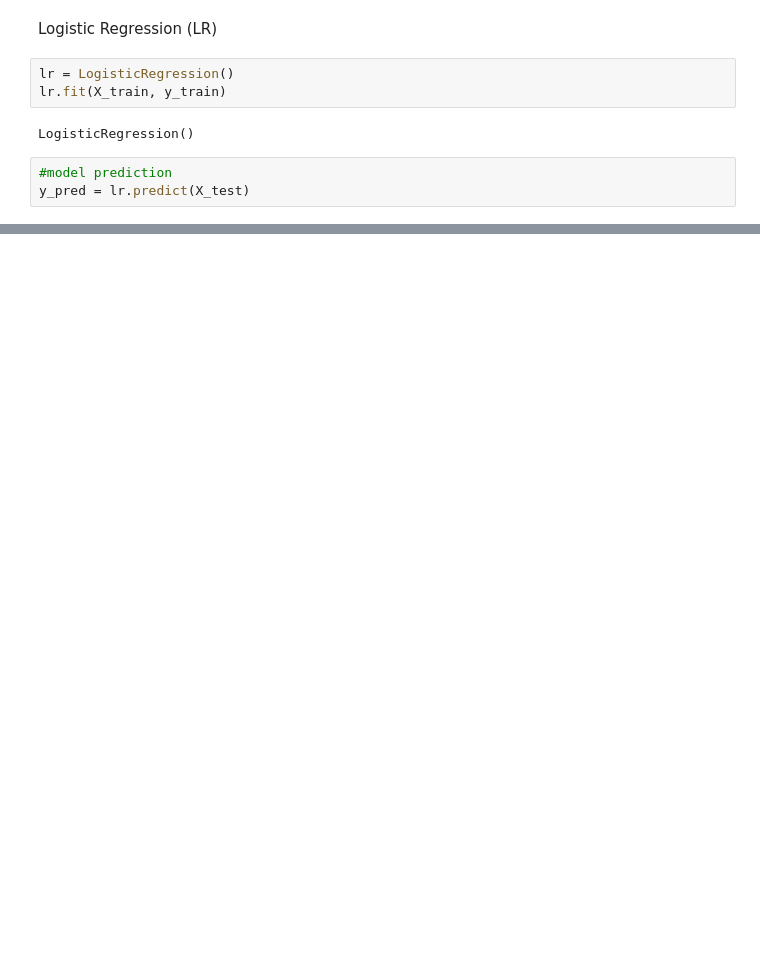
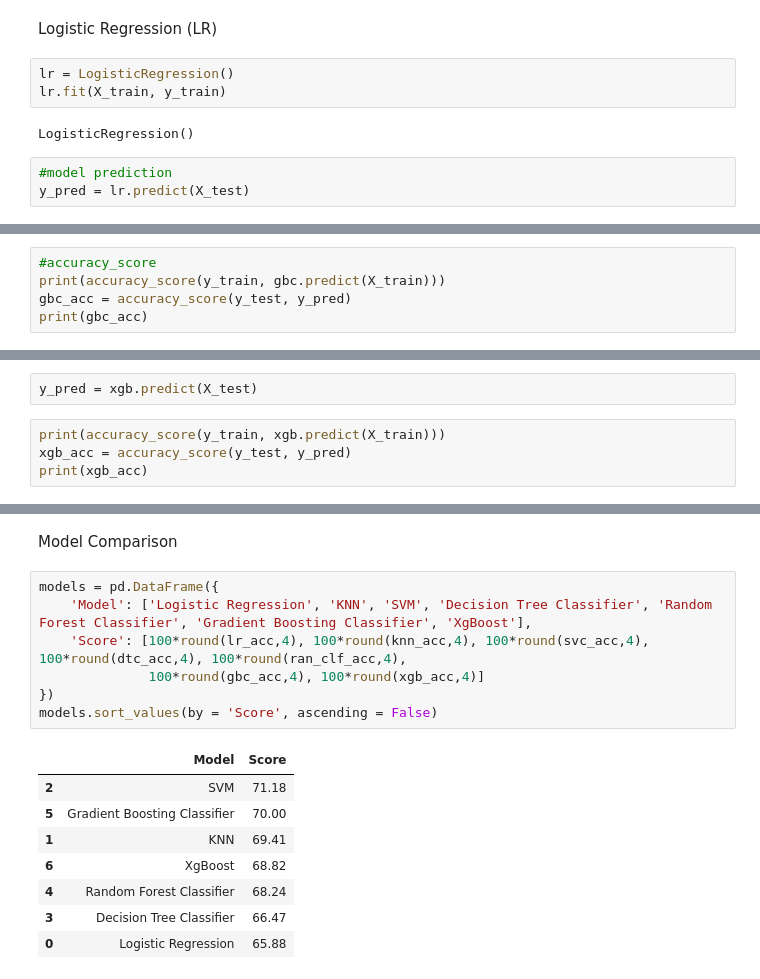
Before and after one commit to mahingaRodin/Disease-Predictor, a Jupyter notebook: modernDP/notebooks/liver.ipynb, the cells around one changed output, grey strips where cells are left out. Drawn from its saved outputs; the diff is of its cells as text; blank space fills up the shorter version.

```diff
--- a/modernDP/notebooks/liver.ipynb
+++ b/modernDP/notebooks/liver.ipynb
@@ -379,0 +618,5 @@ weighted avg       0.51      0.71      0.59       170
+# %%
+#accuracy_score
+print(accuracy_score(y_train, gbc.predict(X_train)))
+gbc_acc = accuracy_score(y_test, y_pred)
+print(gbc_acc)
@@ -379,0 +662,6 @@ weighted avg       0.51      0.71      0.59       170
+# %%
+y_pred = xgb.predict(X_test)
+# %%
+print(accuracy_score(y_train, xgb.predict(X_train)))
+xgb_acc = accuracy_score(y_test, y_pred)
+print(xgb_acc)
@@ -379,0 +689,18 @@ weighted avg       0.51      0.71      0.59       170
+# %% [markdown]
+Model Comparison
+# %%
+models = pd.DataFrame({
+    'Model': ['Logistic Regression', 'KNN', 'SVM', 'Decision Tree Classifier', 'Random Forest Classifier', 'Gradient Boosting Classifier', 'XgBoost'],
+    'Score': [100*round(lr_acc,4), 100*round(knn_acc,4), 100*round(svc_acc,4), 100*round(dtc_acc,4), 100*round(ran_clf_acc,4),
+              100*round(gbc_acc,4), 100*round(xgb_acc,4)]
+})
+models.sort_values(by = 'Score', ascending = False)
+# %% [output]
+|  | Model | Score |
+| 2 | SVM | 71.18 |
+| 5 | Gradient Boosting Classifier | 70.00 |
+| 1 | KNN | 69.41 |
+| 6 | XgBoost | 68.82 |
+| 4 | Random Forest Classifier | 68.24 |
+| 3 | Decision Tree Classifier | 66.47 |
+| 0 | Logistic Regression | 65.88 |
```
Also changed, not shown: parts of 48 cells of this notebook, 1 other file.
